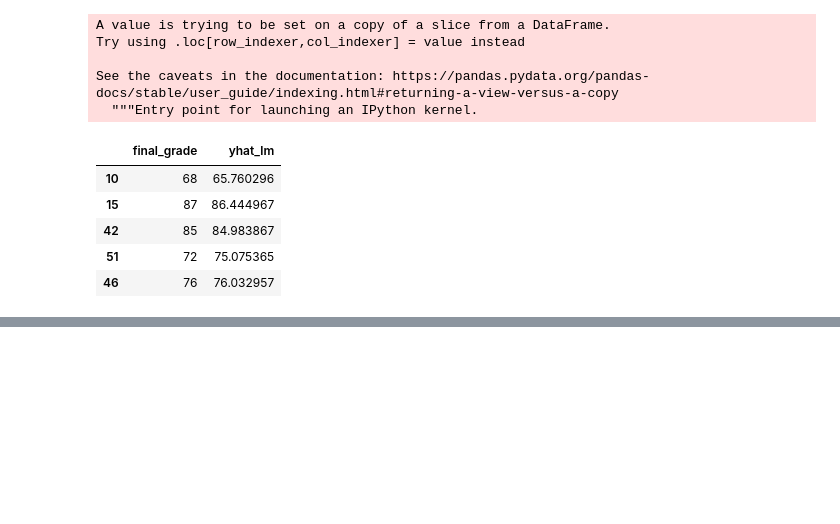
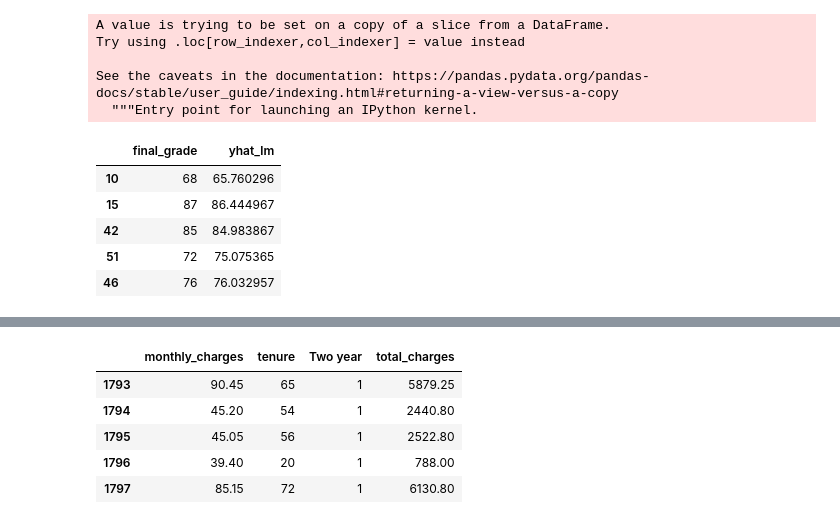
Before and after one commit to matt-c-knight/regression_exercises, a Jupyter notebook: model.ipynb, the cells around one changed output, grey strips where cells are left out. Saved outputs shown, nothing was run; the diff lists cells and outputs as text; code cells hidden in the pictures; blank space fills up the shorter version.

```diff
--- a/model.ipynb
+++ b/model.ipynb
@@ -142,0 +249,11 @@ See the caveats in the documentation: https://pandas.pydata.org/pandas-docs/stab
+# %%
+df = wrangle.wrangle_telco()
+# %%
+df.head()
+# %% [output]
+|  | monthly_charges | tenure | Two year | total_charges |
+| 1793 | 90.45 | 65 | 1 | 5879.25 |
+| 1794 | 45.20 | 54 | 1 | 2440.80 |
+| 1795 | 45.05 | 56 | 1 | 2522.80 |
+| 1796 | 39.40 | 20 | 1 | 788.00 |
+| 1797 | 85.15 | 72 | 1 | 6130.80 |
```
Also changed, not shown: parts of 96 cells of this notebook.
